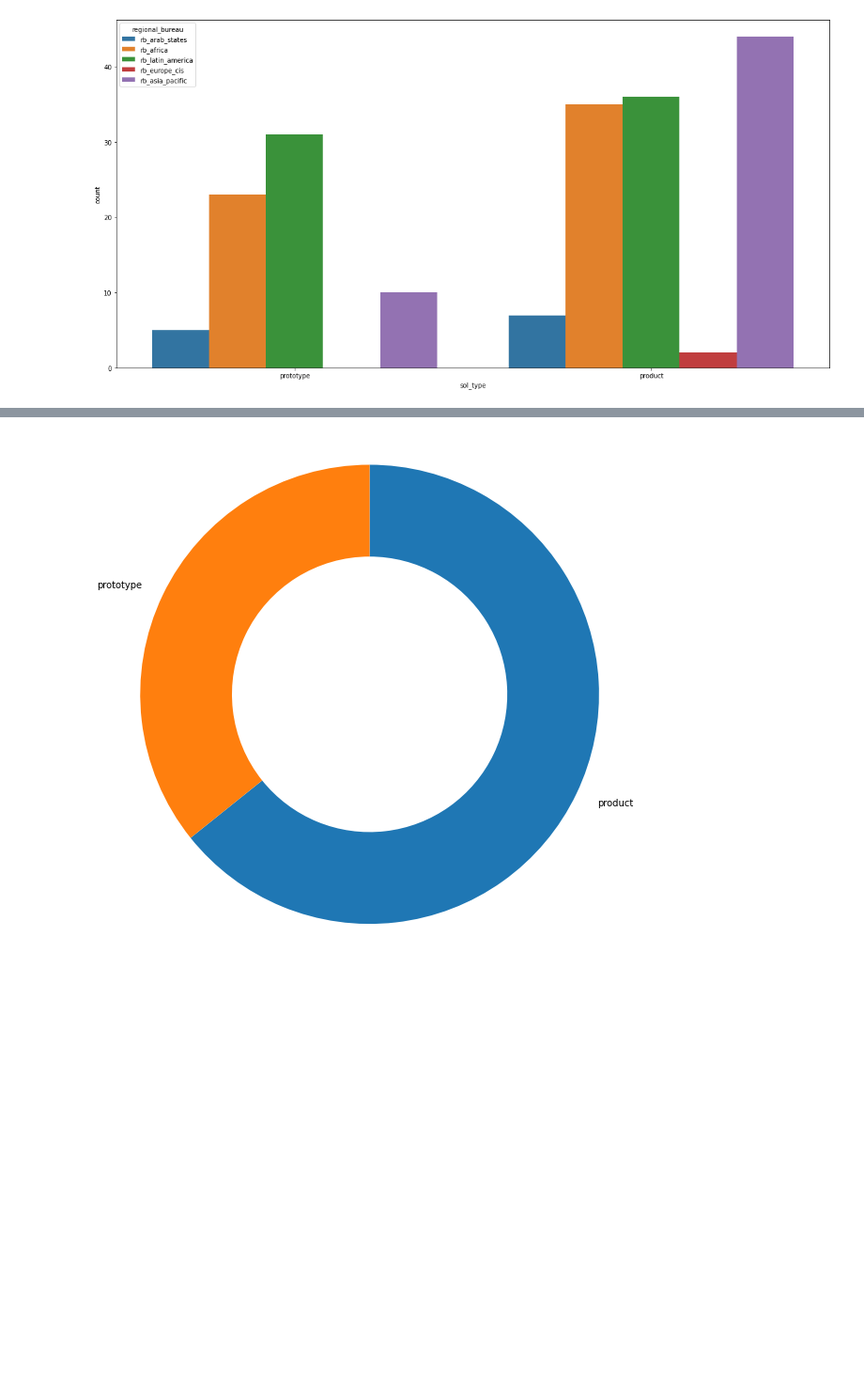
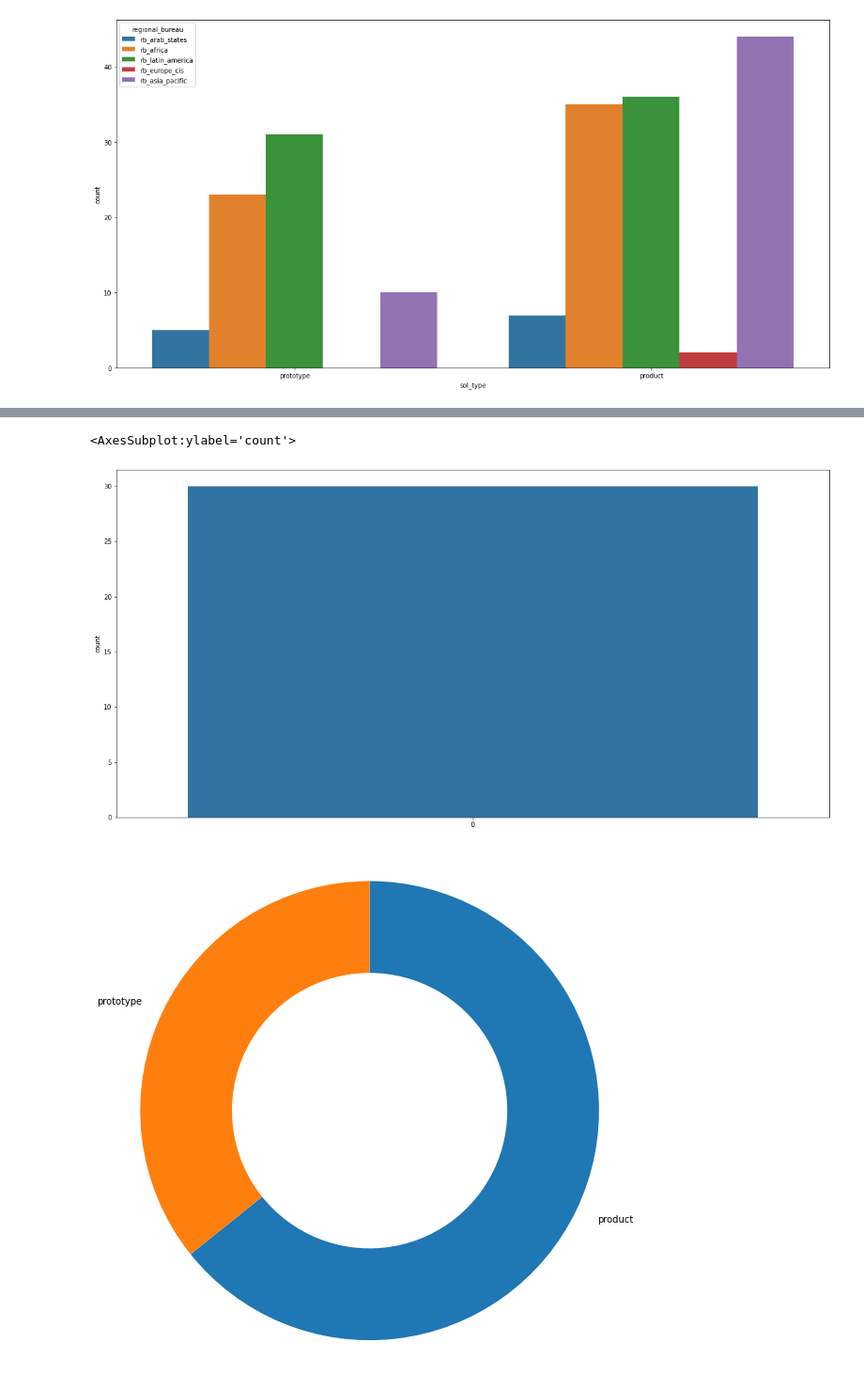
Before and after one commit to temajozias/UNDP-Accelerator-Labs-Network, a Jupyter notebook: UNDP-Accelerator-Labs-Network.ipynb, the cells around one changed output, grey strips where cells are left out. Shown at 94% size. Drawn from its saved outputs; the diff is of its cells as text; code cells hidden in the pictures; blank space fills up the shorter version.

```diff
--- a/UNDP-Accelerator-Labs-Network.ipynb
+++ b/UNDP-Accelerator-Labs-Network.ipynb
@@ -493,5 +547,16 @@ trl_dict = {'Prototype system': 7,
        'fully ready':9,
             'The Solution is ready':9,
        'The Solution has already been tested and proved to be in the category of clean cooking solutions':8}
+# %%
+trl_val = {1:'TRL_1', 2:'TRL_2', 3:'TRL_3', 4:'TRL_4', 5:'TRL_5', 6:'TRL_6', 7:'TRL_7', 8:'TRL_8', 9:'TRL_9'}
 # %%
-df['trl_level'] = df['solution_trl'].apply(lambda value: trl_dict[value] if value in list(trl_dict.keys()) else np.nan)
+df['trl_level'] = df['solution_trl'].apply(lambda value: trl_dict[value] if value in list(trl_dict.keys()) else np.nan).apply(lambda value: trl_val[value] if value in list(trl_val.keys()) else np.nan)
+# %%
+# Let's convert trl_level to a CategoricalDtype
+classes = ['TRL_1', 'TRL_2', 'TRL_3', 'TRL_4', 'TRL_5', 'TRL_6', 'TRL_7', 'TRL_8', 'TRL_9']
+# Creating Category
+cat_classes = pd.api.types.CategoricalDtype(categories=classes, ordered=True)
+# Converting to CategoricalDtype
+df['trl_level'] = df['trl_level'].astype(cat_classes)
+# Testing
+df['trl_level'].info()
@@ -564,3 +705,8 @@ sns.countplot(data=df, x='sol_type', hue='regional_bureau')
+# %%
+sns.countplot(data=df[['sol_type', 'country']].value_counts().nlargest(30))
+# %% [output]
+<AxesSubplot:ylabel='count'>
+[figure, added]
 # %%
 sorted_counts = df['sol_type'].value_counts()
 
```
Also changed, not shown: parts of 30 cells of this notebook.
